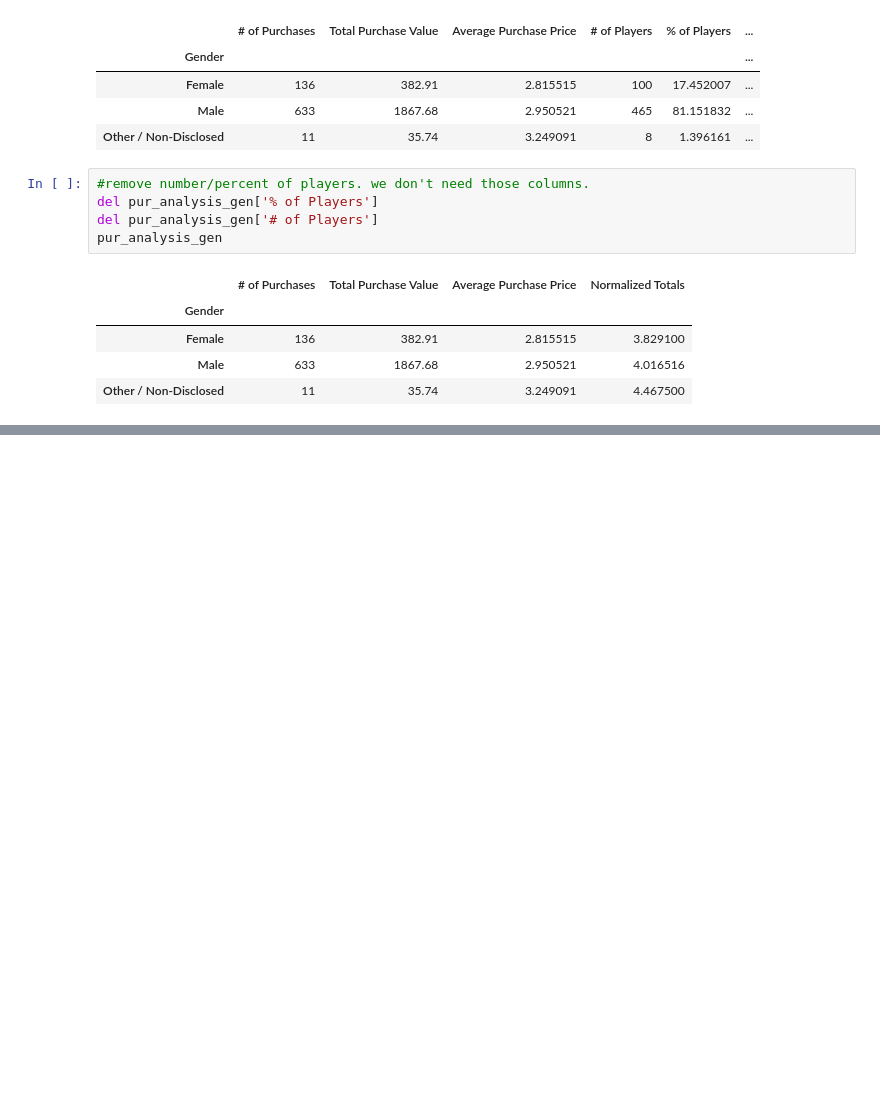
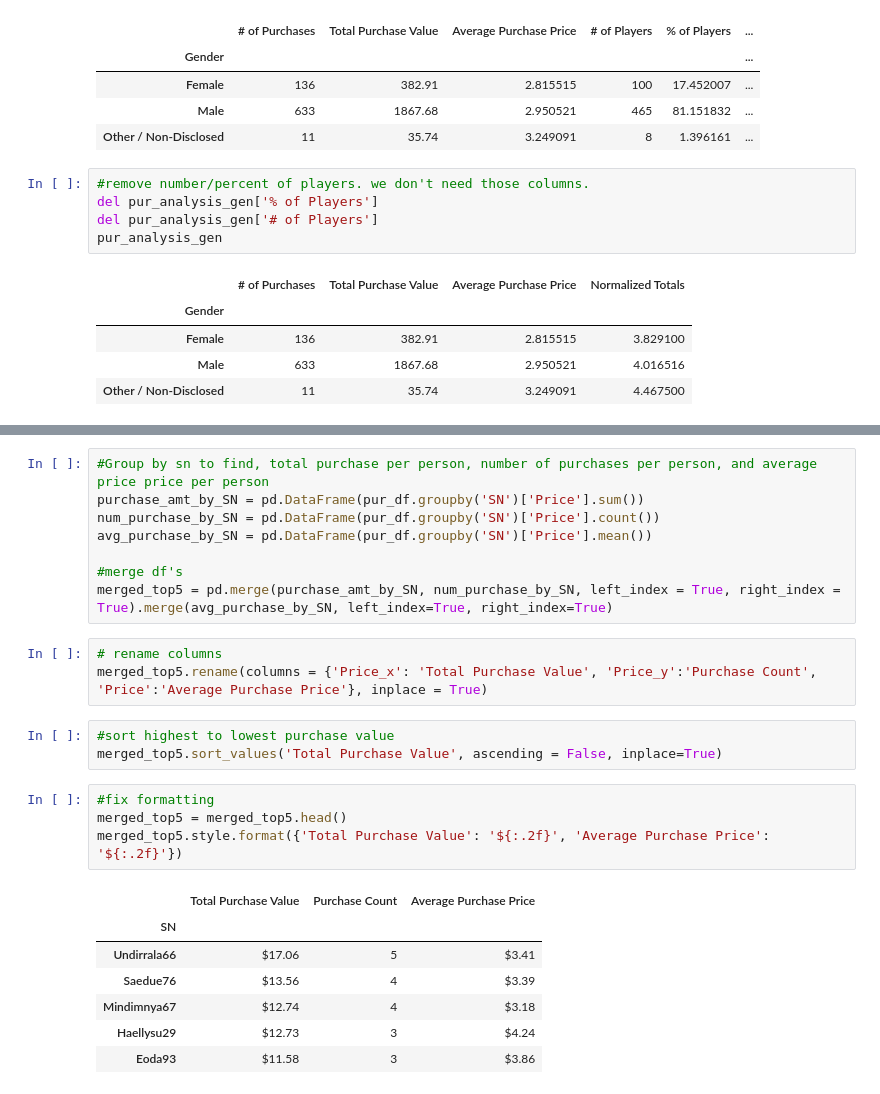
Before and after one commit to sarahdagher/HeroesOfPymoli, a Jupyter notebook: HeroesOfPymoli.ipynb, the cells around one changed output, grey strips where cells are left out. Saved outputs shown, nothing was run; the diff lists cells and outputs as text; blank space fills up the shorter version.

```diff
--- a/HeroesOfPymoli.ipynb
+++ b/HeroesOfPymoli.ipynb
@@ -125,0 +188,26 @@ pur_analysis_gen
+# %%
+#Group by sn to find, total purchase per person, number of purchases per person, and average price price per person
+purchase_amt_by_SN = pd.DataFrame(pur_df.groupby('SN')['Price'].sum())
+num_purchase_by_SN = pd.DataFrame(pur_df.groupby('SN')['Price'].count())
+avg_purchase_by_SN = pd.DataFrame(pur_df.groupby('SN')['Price'].mean())
+
+#merge df's
+merged_top5 = pd.merge(purchase_amt_by_SN, num_purchase_by_SN, left_index = True, right_index = True).merge(avg_purchase_by_SN, left_index=True, right_index=True)
+# %%
+# rename columns
+merged_top5.rename(columns = {'Price_x': 'Total Purchase Value', 'Price_y':'Purchase Count', 'Price':'Average Purchase Price'}, inplace = True)
+# %%
+#sort highest to lowest purchase value
+merged_top5.sort_values('Total Purchase Value', ascending = False, inplace=True)
+# %%
+#fix formatting
+merged_top5 = merged_top5.head()
+merged_top5.style.format({'Total Purchase Value': '${:.2f}', 'Average Purchase Price': '${:.2f}'})
+# %% [output]
+|  | Total Purchase Value | Purchase Count | Average Purchase Price |
+| SN |  |  |  |
+| Undirrala66 | $17.06 | 5 | $3.41 |
+| Saedue76 | $13.56 | 4 | $3.39 |
+| Mindimnya67 | $12.74 | 4 | $3.18 |
+| Haellysu29 | $12.73 | 3 | $4.24 |
+| Eoda93 | $11.58 | 3 | $3.86 |
```
Also changed, not shown: parts of 22 cells of this notebook.
